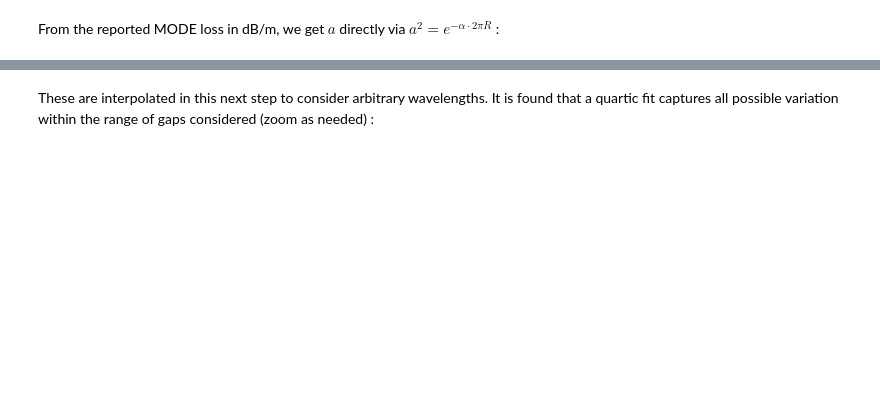
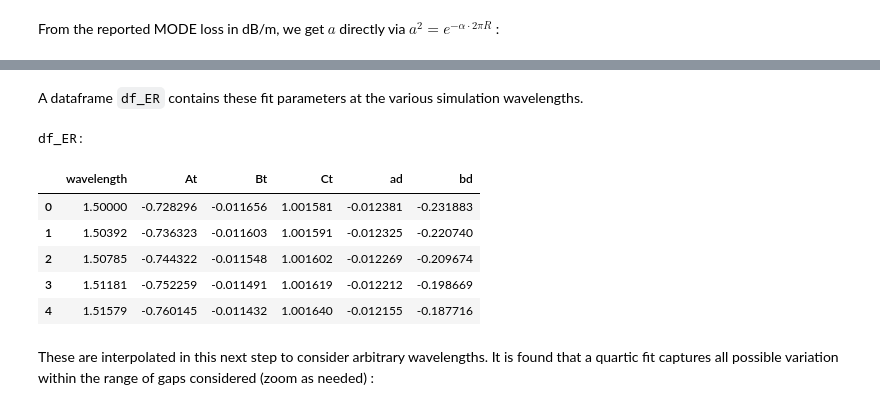
Before and after one commit to lightwave-lab/microring-resonator-weight-design, a Jupyter notebook: microring_resonator_metrics.ipynb, the cells around one changed output, grey strips where cells are left out. Drawn from its saved outputs; the diff is of its cells as text; code cells hidden in the pictures; blank space fills up the shorter version.

```diff
--- a/microring_resonator_metrics.ipynb
+++ b/microring_resonator_metrics.ipynb
@@ -278,13 +309,29 @@ A dataframe `df_ER` contains these fit parameters at the various simulation wave
 # %%
 # Obtain unique parameters for looping
-lambdas_unique = df['wavelength'].unique()
-rs_unique = df['r'].unique()
-ds_unique = df['d'].unique()
-ws_unique = df['w'].unique()
+lambdas_unique = df['wavelength'].sort_values().unique()
+rs_unique = df['r'].sort_values().unique()
+ds_unique = df['d'].sort_values().unique()
+ws_unique = df['w'].sort_values().unique()
 # %%
 colors = itertools.cycle(viridis(len(lambdas_unique)))
-p3 = figure(plot_width=400, plot_height=400, y_axis_type="log", tools="hover,crosshair,pan,box_zoom,wheel_zoom,undo,redo,reset,save",active_inspect="hover", active_drag="box_zoom", toolbar_location="right")
-p5 = figure(plot_width=400, plot_height=400, tools="hover,crosshair,pan,box_zoom,wheel_zoom,undo,redo,reset,save",active_inspect="hover", active_drag="box_zoom", toolbar_location="right")
+
+tooltips = [
+    ("Gap", "$x nm"),
+    ("|Tdrop|^2", "$y{(0.000)}"),
+]
+
+p3 = figure(plot_width=400, plot_height=400, y_axis_type="log",
+    tooltips=tooltips,
+    tools="hover,crosshair,pan,box_zoom,wheel_zoom,undo,redo,reset,save",active_inspect="hover", active_drag="box_zoom", toolbar_location="right")
+
+tooltips = [
+    ("Gap", "$x nm"),
+    ("|Tthru|^2", "$y{(0.000)}"),
+]
+
+p5 = figure(plot_width=400, plot_height=400,
+    tooltips=tooltips,
+    tools="hover,crosshair,pan,box_zoom,wheel_zoom,undo,redo,reset,save",active_inspect="hover", active_drag="box_zoom", toolbar_location="right")
 
 p3.xaxis.axis_label = "Gap (nm)"
 p3.yaxis.axis_label = "|Tdrop|^2"
@@ -300,7 +347,7 @@ ad_list = []
 bd_list = []
 
 for wavelength, color in zip(lambdas_unique, colors):
-    d_filtered = df.query('wavelength == @wavelength & w == 500')
+    d_filtered = df.query('wavelength == @wavelength & w == 500').sort_values('d')
     ydrop = np.float64(d_filtered['Abs_Sdrop'].values)**2
     ythru = np.float64(d_filtered['Abs_Sthru'].values)**2
     x = np.float64(d_filtered['d'].values)
@@ -322,11 +369,11 @@ for wavelength, color in zip(lambdas_unique, colors):
     ad_list.append(ad)
     bd_list.append(bd)
 
-    p3.scatter(x, ydrop, line_width=2, color=color, legend='lambda='+str(wavelength)+'mum')
-    p3.line(x, fit_drop, line_width=2, color=color, alpha=0.5,legend='lambda='+str(wavelength)+'mum')
+    p3.scatter(x, ydrop, line_width=2, color=color, legend_label='lambda='+str(wavelength)+'mum')
+    p3.line(x, fit_drop, line_width=2, color=color, alpha=0.5,legend_label='lambda='+str(wavelength)+'mum')
 
-    p5.scatter(x, ythru, line_width=2, color=color, legend='lambda='+str(wavelength)+'mum')
-    p5.line(x, fit_thru, line_width=2, color=color, alpha=0.5,legend='lambda='+str(wavelength)+'mum')
+    p5.scatter(x, ythru, line_width=2, color=color, legend_label='lambda='+str(wavelength)+'mum')
+    p5.line(x, fit_thru, line_width=2, color=color, alpha=0.5,legend_label='lambda='+str(wavelength)+'mum')
 
 p3.legend.visible=False
 p5.legend.visible=False
@@ -362,5 +409,18 @@ show(row(p3,p5))
 [interactive output not drawn]
 [interactive output not drawn]
+# %% [markdown]
+A dataframe `df_ER` contains these fit parameters at the various simulation wavelengths.
+# %%
+print("df_ER:")
+df_ER.head()
+# %% [output]
+df_ER:
+|  | wavelength | At | Bt | Ct | ad | bd |
+| 0 | 1.50000 | -0.728296 | -0.011656 | 1.001581 | -0.012381 | -0.231883 |
+| 1 | 1.50392 | -0.736323 | -0.011603 | 1.001591 | -0.012325 | -0.220740 |
+| 2 | 1.50785 | -0.744322 | -0.011548 | 1.001602 | -0.012269 | -0.209674 |
+| 3 | 1.51181 | -0.752259 | -0.011491 | 1.001619 | -0.012212 | -0.198669 |
+| 4 | 1.51579 | -0.760145 | -0.011432 | 1.001640 | -0.012155 | -0.187716 |
 # %% [markdown]
 These are interpolated in this next step to consider arbitrary wavelengths. It is found that a quartic fit captures all possible variation within the range of gaps considered (zoom as needed) :
 # %%
```
Also changed, not shown: parts of 10 cells of this notebook, 2 other files.
